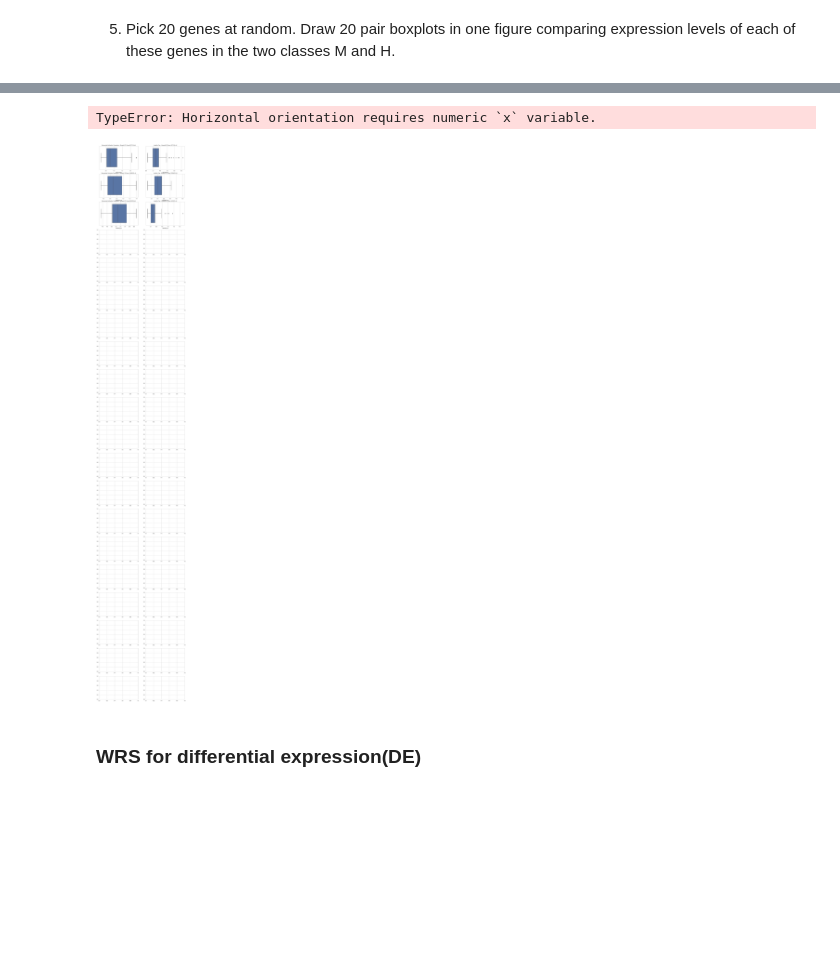
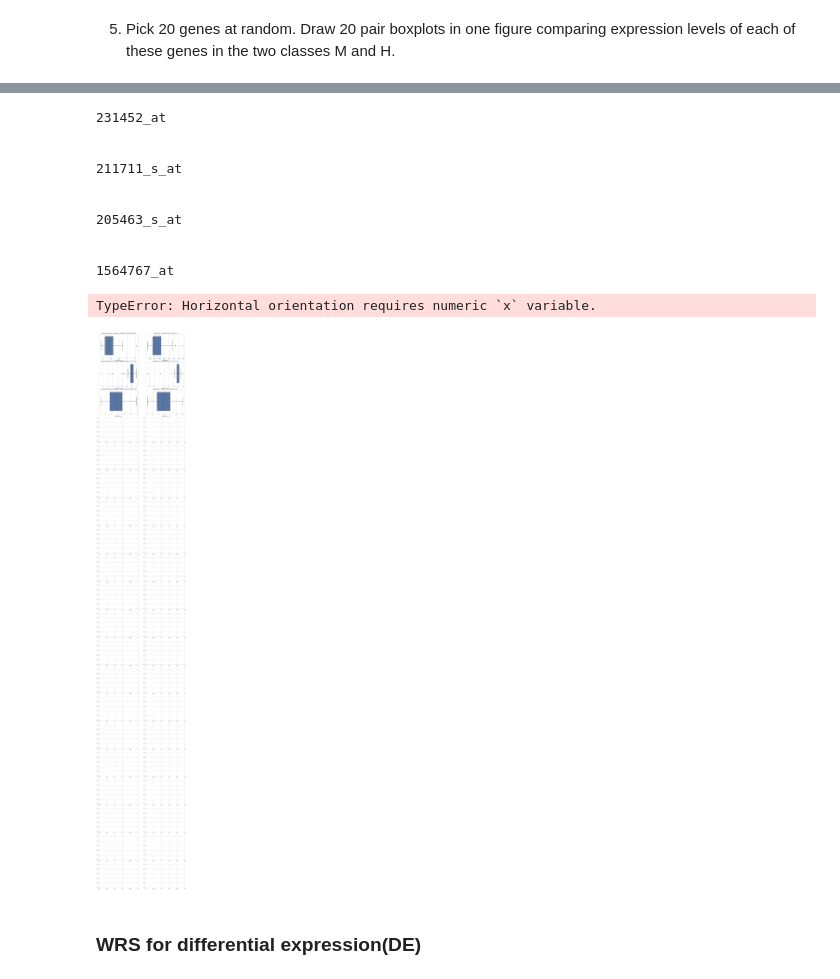
Before and after one commit to EyalMichaeli/IDC_masters, a Jupyter notebook: SnDA/EX4/EX_4.ipynb, the cells around one changed output, grey strips where cells are left out. Drawn from its saved outputs; the diff is of its cells as text; code cells hidden in the pictures; blank space fills up the shorter version.

```diff
--- a/SnDA/EX4/EX_4.ipynb
+++ b/SnDA/EX4/EX_4.ipynb
@@ -17,5 +50,6 @@ df.drop('Class', inplace=True)
 df['class'] = df.index
 df['class'] = df['class'].apply(lambda x: x[0])
 df.set_index('ID_REF', inplace=True)
-df
+df = df.astype("float32")
+df.dtypes
 # %% [output]
@@ -70,20 +99,34 @@ There were 45 genes with missing values. After dropping, we're left with 54628 g
 # %%
 df_h = df[df['class'] == 'H']
 df_m = df[df['class'] == 'M']
-num_sampled_genes = 20
+NUM_GENES = 20
 
-random_indices = np.random.randint(low=1, high=df.shape[1] - 1, size=num_sampled_genes)
+# random_indices = np.random.randint(low=1, high=df.shape[1] - 1, size=NUM_GENES)
+ # replaced to this because this is without replacement:
+random_genes = np.random.choice(df.columns, NUM_GENES, replace=False)
 
-fig, ax = plt.subplots(num_sampled_genes, 2, figsize=(15, 5 * num_sampled_genes))
-for ax_ind, i in enumerate(random_indices):
-    gene = df.columns[i]
-    ax0 = sns.boxplot(df_m.iloc[:, i], ax=ax[ax_ind, 0])
-    ax1 = sns.boxplot(df_h.iloc[:, i], ax=ax[ax_ind, 1])
+fig, axs = plt.subplots(NUM_GENES, 2, figsize=(15, 5 * NUM_GENES))
+for axis_index, gene in enumerate(random_genes):
+    print(gene)
+    ax0 = sns.boxplot(df_m[gene], ax=axs[axis_index, 0])
+    ax1 = sns.boxplot(df_h[gene], ax=axs[axis_index, 1])
+
     ax0.set_title(f'myocardial infraction population - boxplot of gene {gene}'.title())
     ax1.set_title(f'healthy pop - boxpolt of gene {gene}'.title())
+    print("\n")
 # %% [output]
-TypeError: Horizontal orientation requires numeric `x` variable.
+231452_at
+
+
+211711_s_at
+
+
+205463_s_at
+
+
+1564767_at
+TypeError: Horizontal orientation requires numeric `x` variable.
-[figure, old version]
+[figure, new version]
 # %% [markdown]
 ### WRS for differential expression(DE)
 # %% [markdown]
```
Also changed, not shown: parts of 10 cells of this notebook.
